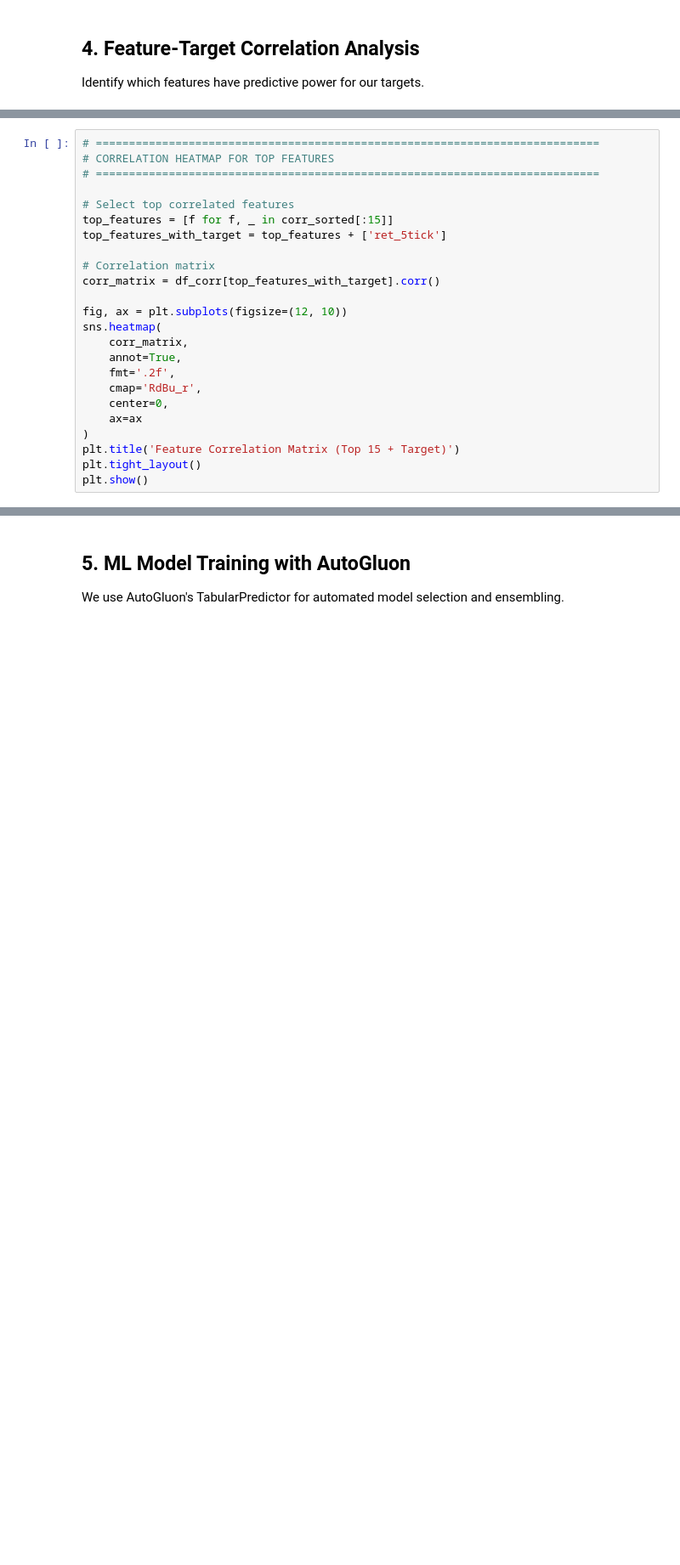
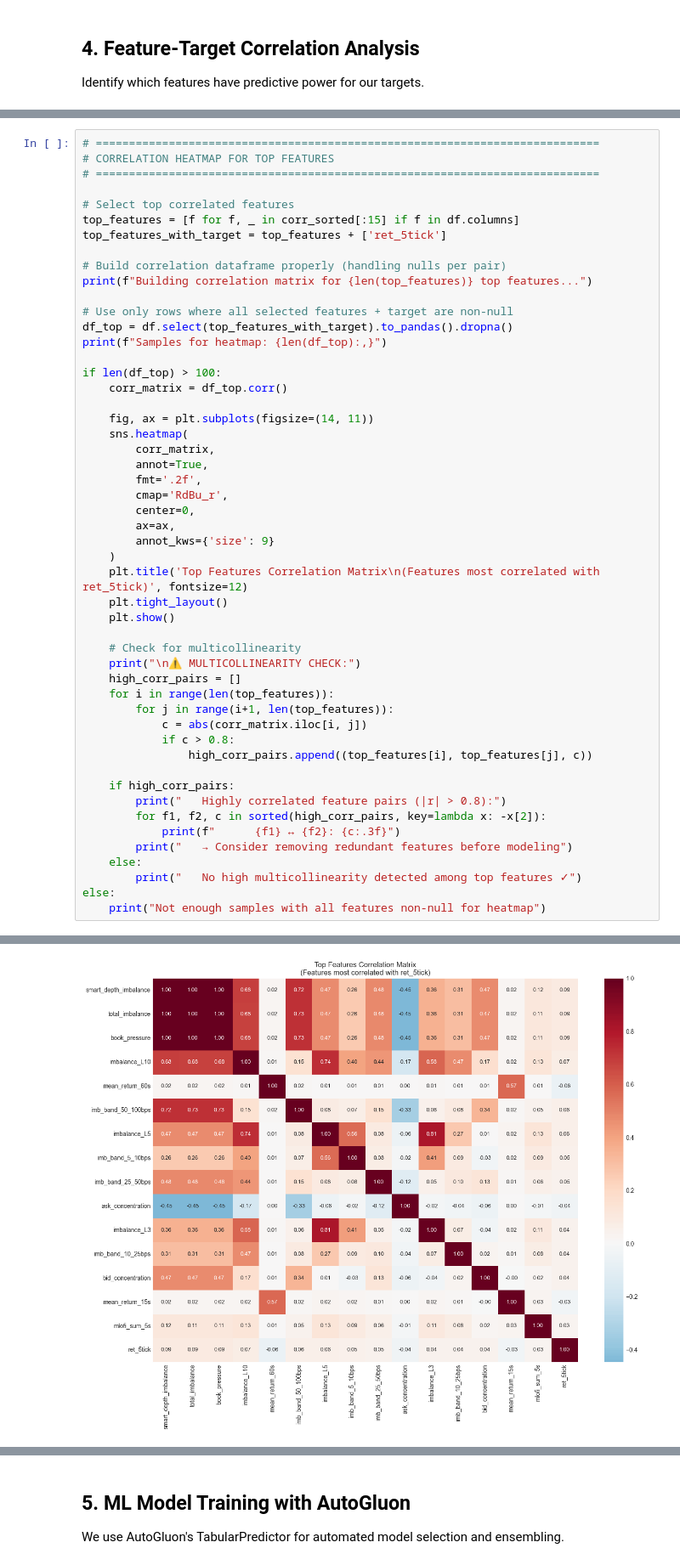
Before and after one commit to jp-quant/daedalus, a Jupyter notebook: research/01_orderbook_feature_analysis.ipynb, the cells around one changed output, grey strips where cells are left out. Shown at 85% size. Cells and saved outputs as stored; diff of their text form; blank space fills up the shorter version.

```diff
--- a/research/01_orderbook_feature_analysis.ipynb
+++ b/research/01_orderbook_feature_analysis.ipynb
@@ -353,21 +739,49 @@ for feat, corr in corr_sorted[:20]:
 # ============================================================================
 
 # Select top correlated features
-top_features = [f for f, _ in corr_sorted[:15]]
+top_features = [f for f, _ in corr_sorted[:15] if f in df.columns]
 top_features_with_target = top_features + ['ret_5tick']
 
-# Correlation matrix
-corr_matrix = df_corr[top_features_with_target].corr()
+# Build correlation dataframe properly (handling nulls per pair)
+print(f"Building correlation matrix for {len(top_features)} top features...")
 
-fig, ax = plt.subplots(figsize=(12, 10))
-sns.heatmap(
-    corr_matrix,
-    annot=True,
-    fmt='.2f',
-    cmap='RdBu_r',
-    center=0,
-    ax=ax
-)
-plt.title('Feature Correlation Matrix (Top 15 + Target)')
-plt.tight_layout()
-plt.show()
+# Use only rows where all selected features + target are non-null
+df_top = df.select(top_features_with_target).to_pandas().dropna()
+print(f"Samples for heatmap: {len(df_top):,}")
+
+if len(df_top) > 100:
+    corr_matrix = df_top.corr()
+
+    fig, ax = plt.subplots(figsize=(14, 11))
+    sns.heatmap(
+        corr_matrix,
+        annot=True,
+        fmt='.2f',
+        cmap='RdBu_r',
+        center=0,
+        ax=ax,
+        annot_kws={'size': 9}
+    )
+    plt.title('Top Features Correlation Matrix\n(Features most correlated with ret_5tick)', fontsize=12)
+    plt.tight_layout()
+    plt.show()
+
+    # Check for multicollinearity
+    print("\n⚠️ MULTICOLLINEARITY CHECK:")
+    high_corr_pairs = []
+    for i in range(len(top_features)):
+        for j in range(i+1, len(top_features)):
+            c = abs(corr_matrix.iloc[i, j])
+            if c > 0.8:
+                high_corr_pairs.append((top_features[i], top_features[j], c))
+
+    if high_corr_pairs:
+        print("   Highly correlated feature pairs (|r| > 0.8):")
+        for f1, f2, c in sorted(high_corr_pairs, key=lambda x: -x[2]):
+            print(f"      {f1} ↔ {f2}: {c:.3f}")
+        print("   → Consider removing redundant features before modeling")
+    else:
+        print("   No high multicollinearity detected among top features ✓")
+else:
+    print("Not enough samples with all features non-null for heatmap")
+# %% [output]
@@ -373,0 +790 @@ plt.show()
+[figure, added]
```
Also changed, not shown: parts of 34 cells of this notebook, 8 other files.
